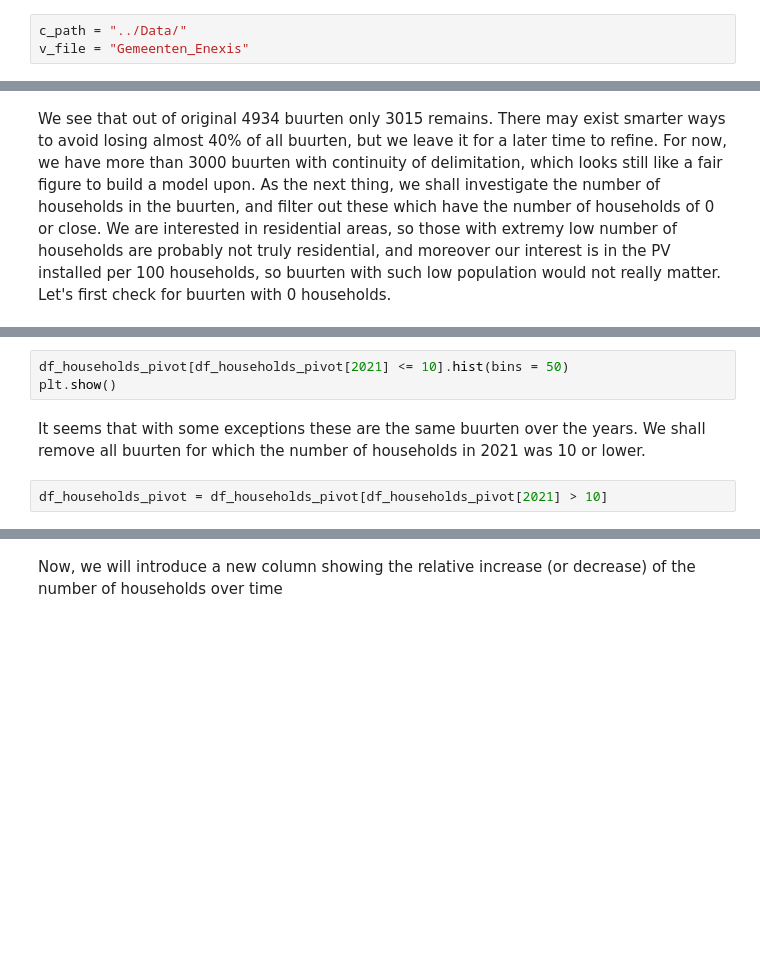
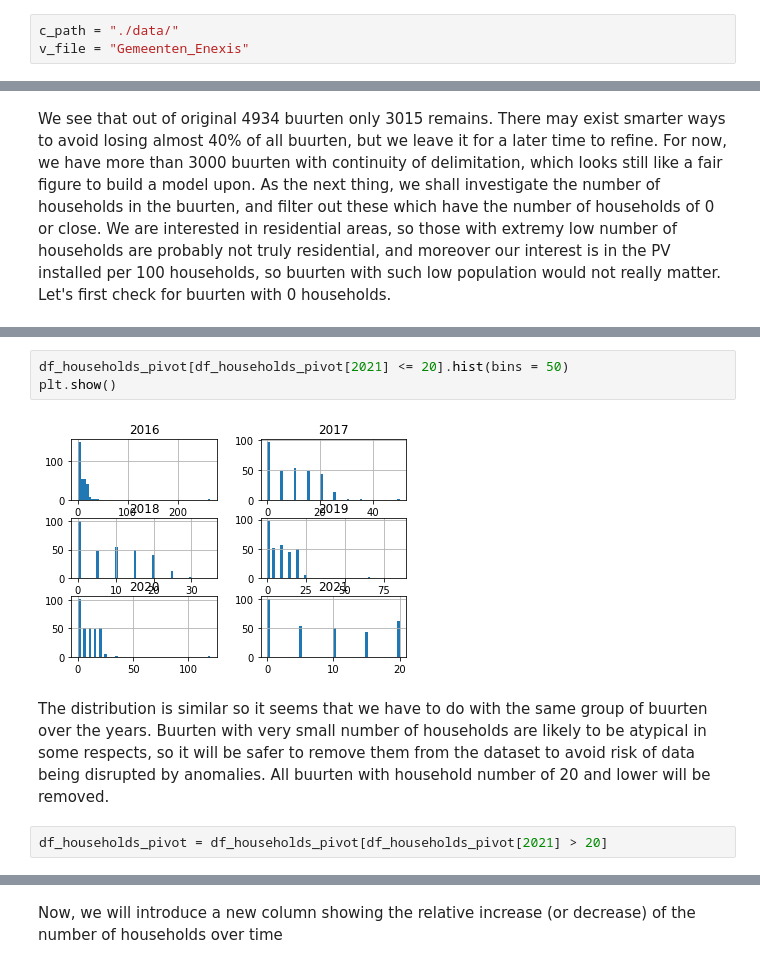
Before and after one commit to expert-solutions/Enexis-case-study, a Jupyter notebook: Data understanding/Enexis CBS Kernzijfers Data Preparation.ipynb, the cells around one changed output, grey strips where cells are left out. Drawn from its saved outputs; the diff is of its cells as text; blank space fills up the shorter version.

```diff
--- a/Data understanding/Enexis CBS Kernzijfers Data Preparation.ipynb
+++ b/Data understanding/Enexis CBS Kernzijfers Data Preparation.ipynb
@@ -36,7 +36,7 @@ data_years = {'85039NED' : 2021,
 # %% [markdown]
 First, make a list of gemeenten in Enexis zone
 # %%
-c_path = "../Data/"
+c_path = "./data/"
 v_file = "Gemeenten_Enexis"
 # %%
 gem_Enexis     = pd.read_csv(filepath_or_buffer = c_path + v_file + ".csv",
@@ -113,9 +274,11 @@ df_households_pivot[df_households_pivot[2021] <= 10].info()
 # %%
-df_households_pivot[df_households_pivot[2021] <= 10].hist(bins = 50)
+df_households_pivot[df_households_pivot[2021] <= 20].hist(bins = 50)
 plt.show()
+# %% [output]
+[figure, added]
 # %% [markdown]
-It seems that with some exceptions these are the same buurten over the years. We shall remove all buurten for which the number of households in 2021 was 10 or lower.
+The distribution is similar so it seems that we have to do with the same group of buurten over the years. Buurten with very small number of households are likely to be atypical in some respects, so it will be safer to remove them from the dataset to avoid risk of data being disrupted by anomalies. All buurten with household number of 20 and lower will be removed.
 # %%
-df_households_pivot = df_households_pivot[df_households_pivot[2021] > 10]
+df_households_pivot = df_households_pivot[df_households_pivot[2021] > 20]
 # %%
 df_households_pivot.info()
```
Also changed, not shown: parts of 43 cells of this notebook, 7 other files.
